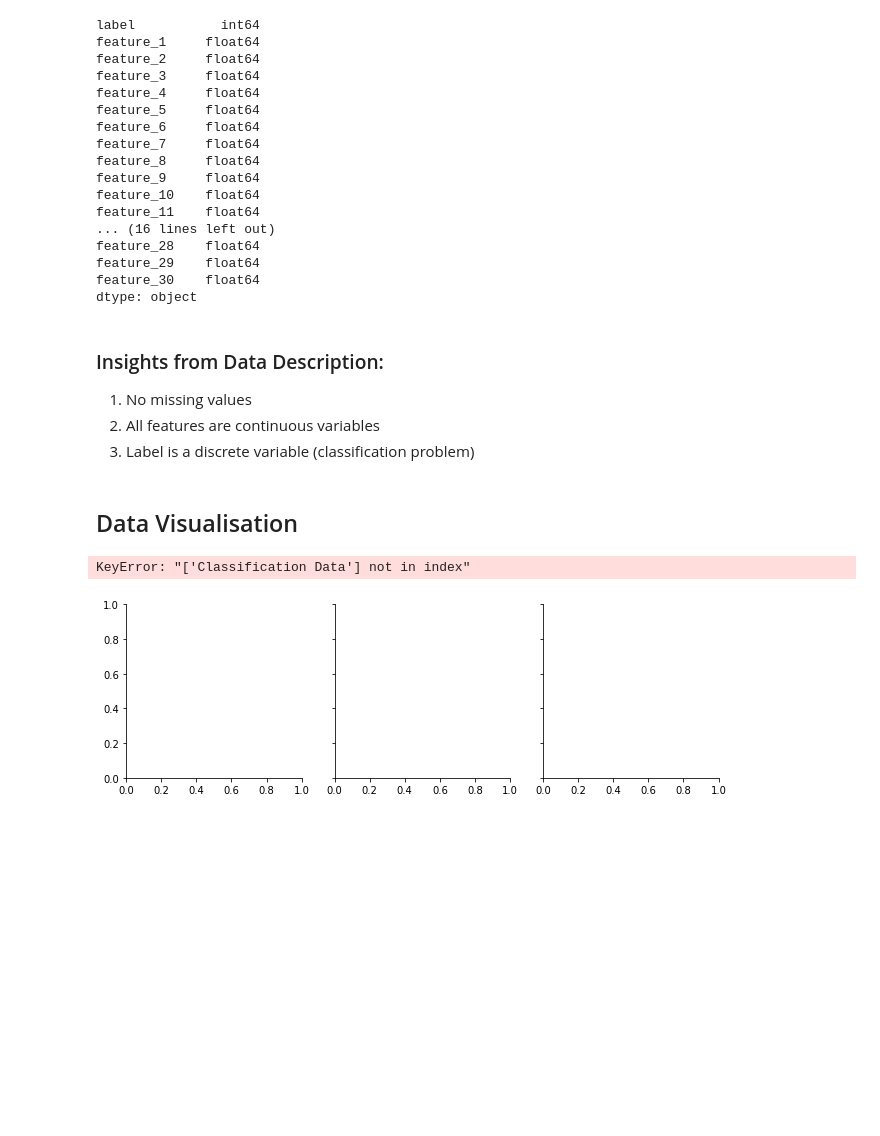
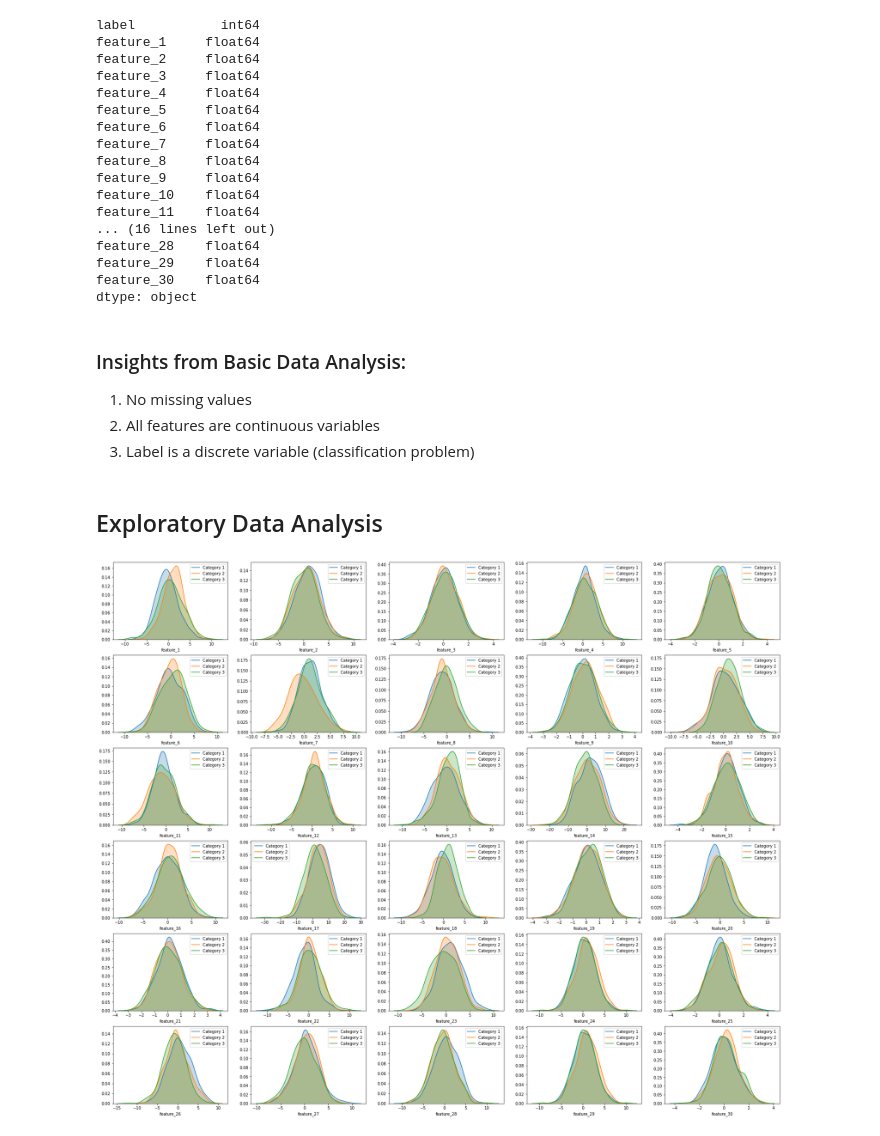
Before and after one commit to cyrilmichino/advanced-ml-project, a Jupyter notebook: notebook.ipynb, the cells around one changed output. Saved outputs shown, nothing was run; the diff lists cells and outputs as text; code cells hidden in the pictures; blank space fills up the shorter version.

Commit message:
Exploratory Data Analysis

```diff
--- a/notebook.ipynb
+++ b/notebook.ipynb
@@ -83,20 +89,20 @@ feature_29    float64
 feature_30    float64
 dtype: object
 # %% [markdown]
-### Insights from Data Description:
+### Insights from Basic Data Analysis:
 1. No missing values
 2. All features are continuous variables
 3. Label is a discrete variable (classification problem)
 # %% [markdown]
-## Data Visualisation
+## Exploratory Data Analysis
-# %%
-plot = sns.FacetGrid(data, col="label")
-plot.map(sns.scatterplot, 'feature_1', 'feature_2', 'feature_3', 'feature_4', 'feature_5',
-       'feature_6', 'feature_7', 'feature_8', 'feature_9', 'feature_10',
-       'feature_11', 'feature_12', 'feature_13', 'feature_14', 'feature_15',
-       'feature_16', 'feature_17', 'feature_18', 'feature_19', 'feature_20',
-       'feature_21', 'feature_22', 'feature_23', 'feature_24', 'feature_25',
-       'feature_26', 'feature_27', 'feature_28', 'feature_29', 'feature_30', "Classification Data")
-# %% [output]
-KeyError: "['Classification Data'] not in index"
-[figure, removed]
+# %%
+#Univariate Data Analysis (Kernel Density Estimate)
+fig = plt.figure(figsize=(30,25))
+for i in range(1,len(data.columns)):
+    ax = fig.add_subplot(6,5, i)
+    sns.kdeplot(data[data.columns[i]][data.label==0], label='Category 1', shade=True)
+    sns.kdeplot(data[data.columns[i]][data.label==1], label='Category 2', shade=True)
+    sns.kdeplot(data[data.columns[i]][data.label==2], label='Category 3', shade=True)
+    plt.xlabel("feature_" + str(i))
+# %% [output]
+[figure, added]
```
Also changed, not shown: parts of 5 cells of this notebook.
